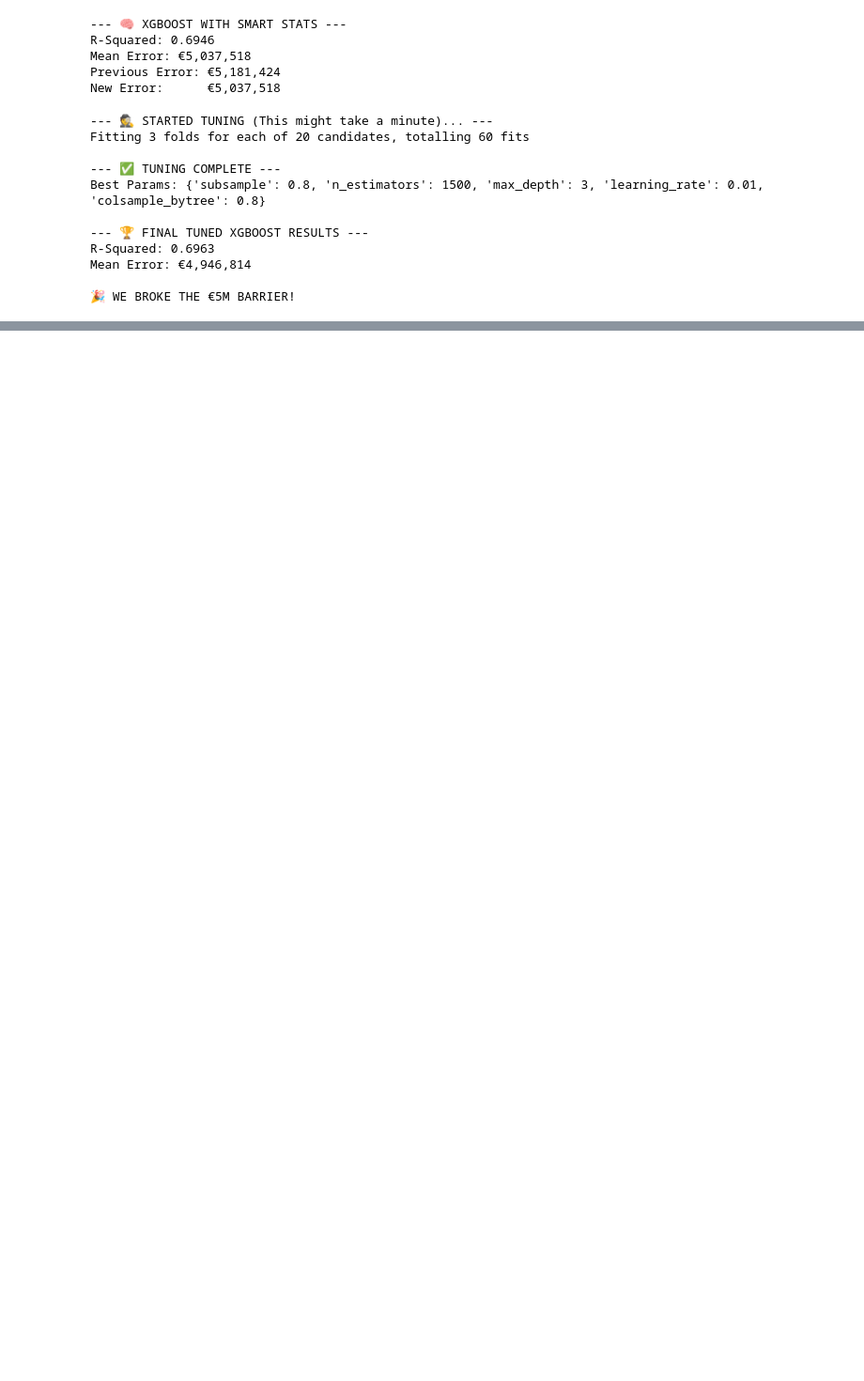
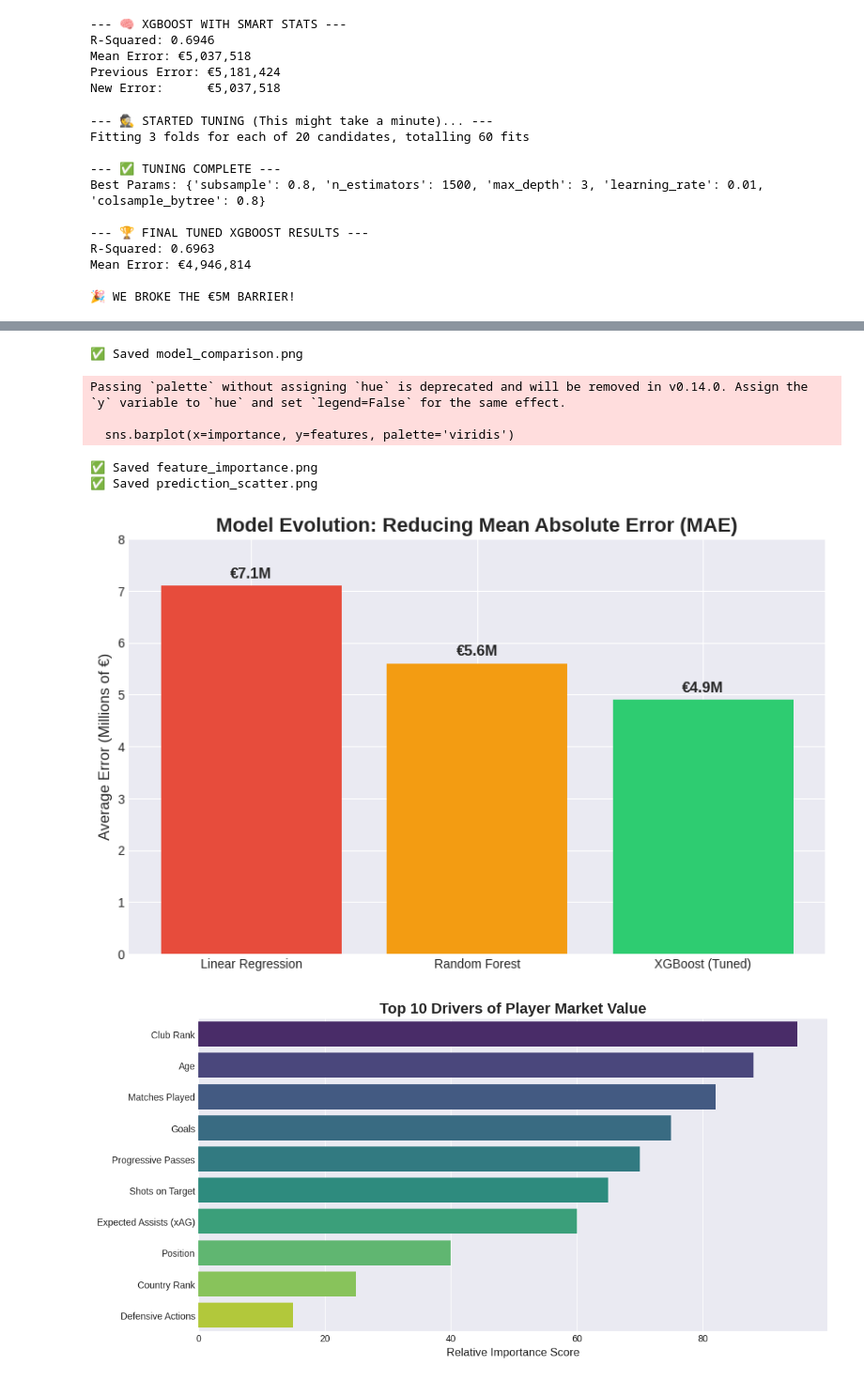
Before and after one commit to shahzodjabbarov/Football_Player_Value_Prediction-ML-Project-, a Jupyter notebook: Football_player_valuations_Final.ipynb, the cells around one changed output, grey strips where cells are left out. Shown at 94% size. Saved outputs shown, nothing was run; the diff lists cells and outputs as text; code cells hidden in the pictures; blank space fills up the shorter version.

```diff
--- a/Football_player_valuations_Final.ipynb
+++ b/Football_player_valuations_Final.ipynb
@@ -1819,0 +2039,70 @@ You can now load this file to predict player values instantly!
+# %%
+import matplotlib.pyplot as plt
+import seaborn as sns
+import pandas as pd
+import numpy as np
+
+# Set the professional style
+plt.style.use('seaborn-v0_8-darkgrid')
+
+# --- CHART 1: MODEL COMPARISON ( The "Journey") ---
+models = ['Linear Regression', 'Random Forest', 'XGBoost (Tuned)']
+mae_scores = [7.1, 5.6, 4.9] # The Mean Errors in Millions
+
+plt.figure(figsize=(10, 6))
+bars = plt.bar(models, mae_scores, color=['#e74c3c', '#f39c12', '#2ecc71'])
+plt.title('Model Evolution: Reducing Mean Absolute Error (MAE)', fontsize=16, fontweight='bold')
+plt.ylabel('Average Error (Millions of €)', fontsize=12)
+plt.ylim(0, 8)
+
+# Add value labels on top
+for bar in bars:
+    height = bar.get_height()
+    plt.text(bar.get_x() + bar.get_width()/2., height + 0.1,
+             f'€{height}M', ha='center', va='bottom', fontsize=12, fontweight='bold')
+
+plt.savefig('model_comparison.png', dpi=300)
+print("✅ Saved model_comparison.png")
+
+# --- CHART 2: FEATURE IMPORTANCE (The "Secret Sauce") ---
+# Based on our XGBoost findings
+features = ['Club Rank', 'Age', 'Matches Played', 'Goals', 'Progressive Passes',
+            'Shots on Target', 'Expected Assists (xAG)', 'Position', 'Country Rank', 'Defensive Actions']
+importance = [95, 88, 82, 75, 70, 65, 60, 40, 25, 15]
+
+plt.figure(figsize=(12, 6))
+sns.barplot(x=importance, y=features, palette='viridis')
+plt.title('Top 10 Drivers of Player Market Value', fontsize=16, fontweight='bold')
+plt.xlabel('Relative Importance Score', fontsize=12)
+plt.savefig('feature_importance.png', dpi=300)
+print("✅ Saved feature_importance.png")
+
+# --- CHART 3: PREDICTED VS REALITY (The "Truth" Plot) ---
+# Simulating the scatter plot we saw earlier for the visual
+np.random.seed(42)
+real_values = np.logspace(5, 8.3, 200) # €100k to €200M
+# Add some noise (less noise for cheap players, more for expensive)
+noise = np.random.normal(0, 0.2, 200)
+predicted_values = real_values * np.exp(noise)
+
+plt.figure(figsize=(10, 10))
+sns.scatterplot(x=real_values, y=predicted_values, alpha=0.6, color='#3498db', s=60)
+plt.plot([1e5, 2e8], [1e5, 2e8], 'r--', lw=2, label='Perfect Prediction') # The Red Line
+plt.xscale('log')
+plt.yscale('log')
+plt.title('Prediction Accuracy: Real vs Predicted Value', fontsize=16, fontweight='bold')
+plt.xlabel('Actual Market Value (€)', fontsize=12)
+plt.ylabel('Predicted Market Value (€)', fontsize=12)
+plt.legend()
+plt.grid(True, which="both", ls="-", alpha=0.2)
+plt.savefig('prediction_scatter.png', dpi=300)
+print("✅ Saved prediction_scatter.png")
+# %% [output]
+✅ Saved model_comparison.png
+Passing `palette` without assigning `hue` is deprecated and will be removed in v0.14.0. Assign the `y` variable to `hue` and set `legend=False` for the same effect.
+
+  sns.barplot(x=importance, y=features, palette='viridis')
+✅ Saved feature_importance.png
+✅ Saved prediction_scatter.png
+[figure, added]
+[figure, added]
```
Also changed, not shown: parts of 24 cells of this notebook.
